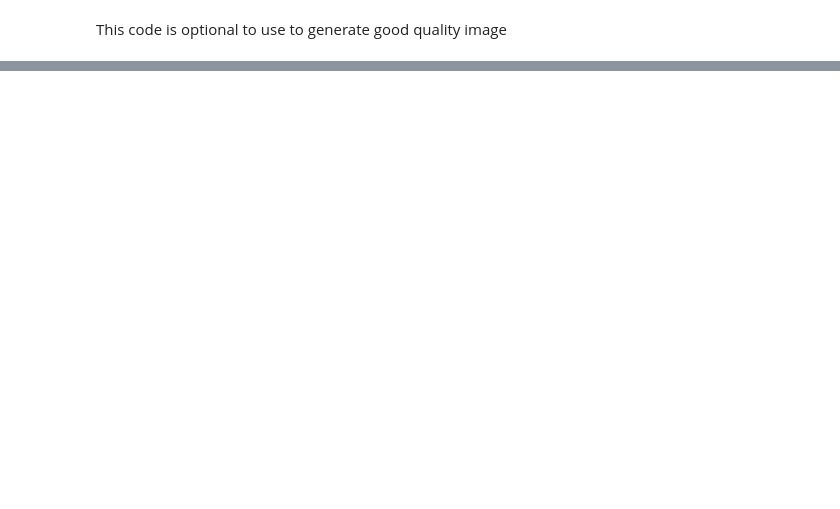
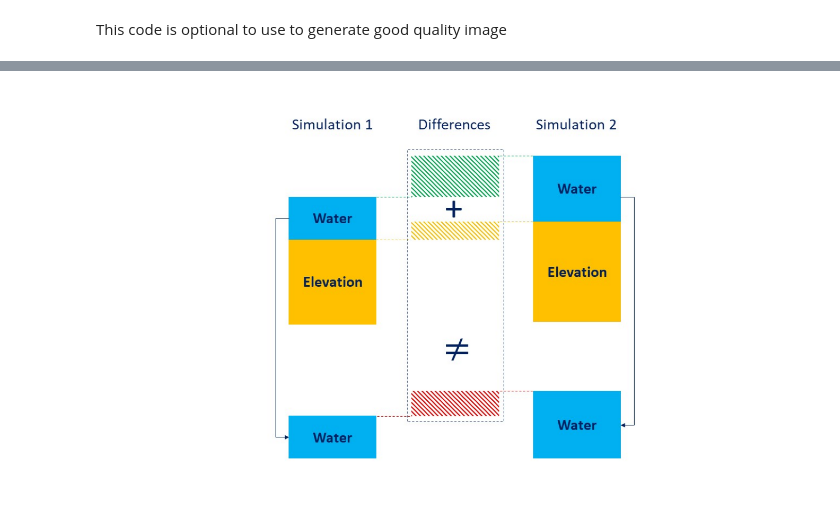
Before and after one commit to Martin20494/Grid_Orientation, a Jupyter notebook: other_files/scripts/PPT_similarity_sd_elev_wd.ipynb, the cells around one changed output, grey strips where cells are left out. Saved outputs shown, nothing was run; the diff lists cells and outputs as text; code cells hidden in the pictures; blank space fills up the shorter version.

```diff
--- a/other_files/scripts/PPT_similarity_sd_elev_wd.ipynb
+++ b/other_files/scripts/PPT_similarity_sd_elev_wd.ipynb
@@ -8,8 +8,10 @@ import os
 # Get path
 main_path = r"P:\Martin_publication\Grid_Orientation\Ppt_adjustment"
 similarity_path = fr"{main_path}\\similarity_sd_elev_wd.jpg"
+dissimilarity_path = fr"{main_path}\\dissimilarity_sd_elev_wd.jpg"
 # %%
 similarity_plot = plt.imread(similarity_path)
+dissimilarity_plot = plt.imread(dissimilarity_path)
 # %%
 left  = 0.1  # the left side of the subplots of the figure
 right = 0.9   # the right side of the subplots of the figure
@@ -30,0 +33,11 @@ plt.savefig(fr"{main_path}\S3_similarity_sd_elev_wd.jpg", bbox_inches='tight', d
+# %%
+fig, ax = plt.subplots(figsize=(17, 30))
+
+plt.subplots_adjust(left=left, bottom=bottom, right=right, top=top, wspace=wspace, hspace=hspace)
+
+ax.imshow(dissimilarity_plot)
+ax.axis('off')
+
+plt.savefig(fr"{main_path}\S3_dissimilarity_sd_elev_wd.jpg", bbox_inches='tight', dpi=600)
+# %% [output]
+[figure, added]
```
Also changed, not shown: parts of 1 cell of this notebook, 7 other files.
